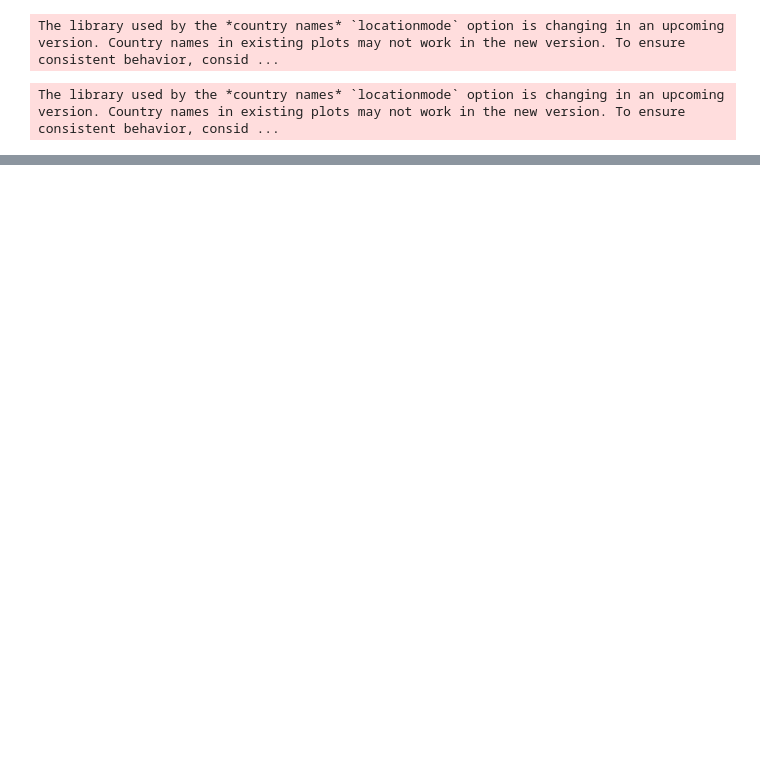
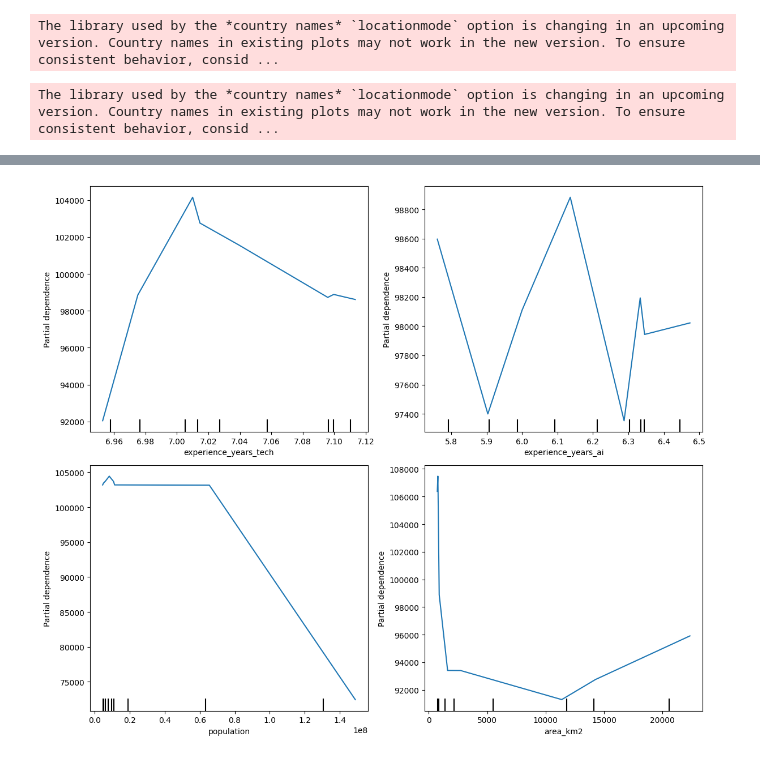
Before and after one commit to CypherTyphoon/Portfolio_Insights, a Jupyter notebook: 03_AI_Jobs_Cities.ipynb, the cells around one changed output, grey strips where cells are left out. Saved outputs shown, nothing was run; the diff lists cells and outputs as text; code cells hidden in the pictures; blank space fills up the shorter version.

```diff
--- a/03_AI_Jobs_Cities.ipynb
+++ b/03_AI_Jobs_Cities.ipynb
@@ -457,0 +458,17 @@ R²: -3.93
+# %%
+from sklearn.inspection import PartialDependenceDisplay
+
+features_for_pdp = ['experience_years_tech', 'experience_years_ai', 'population', 'area_km2']
+
+# PDP direkt mit matplotlib (schnell und kompatibel)
+fig, ax = plt.subplots(2, 2, figsize=(12,10))
+ax = ax.ravel()
+
+for i, feature in enumerate(features_for_pdp):
+    display = PartialDependenceDisplay.from_estimator(
+        rf, X_train, [feature], kind='average', ax=ax[i]
+    )
+plt.tight_layout()
+plt.show()
+# %% [output]
+[figure, added]
```
Also changed, not shown: parts of 14 cells of this notebook.
